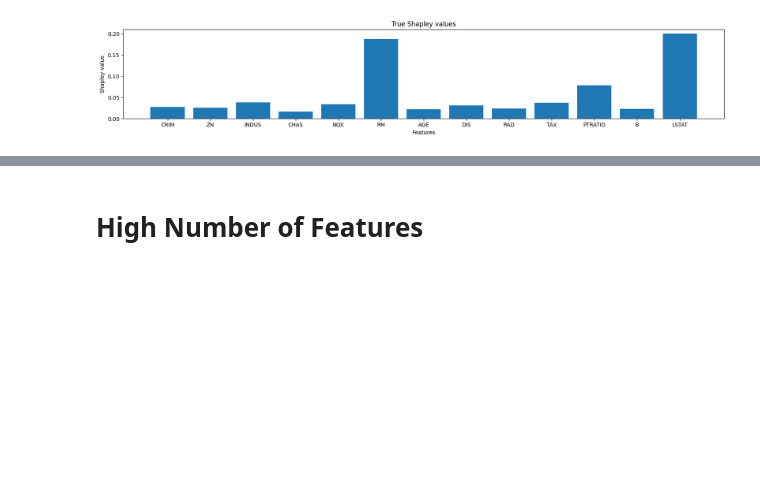
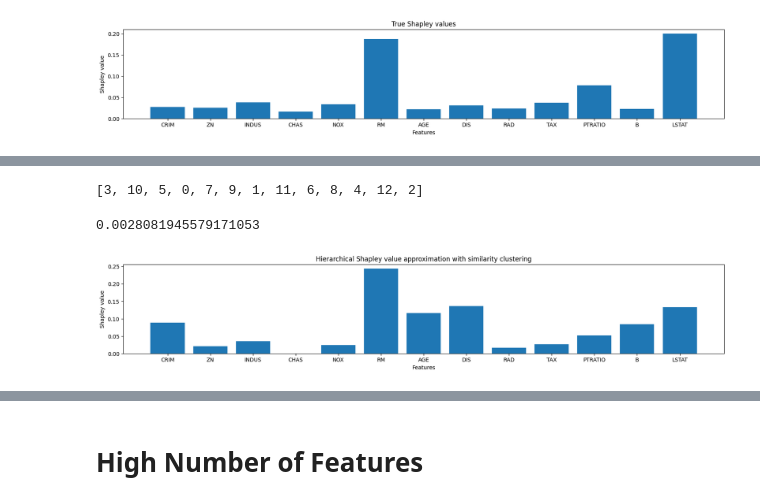
Before and after one commit to maximedidasca/hierarchical_shapley_approx, a Jupyter notebook: algo.ipynb, the cells around one changed output, grey strips where cells are left out. Saved outputs shown, nothing was run; the diff lists cells and outputs as text; code cells hidden in the pictures; blank space fills up the shorter version.

```diff
--- a/algo.ipynb
+++ b/algo.ipynb
@@ -717,0 +610,12 @@ plt.show()
+# %%
+%%time
+column_permutation = []
+for col in range(X_train.shape[1]):
+    for col2 in range(X2.shape[1]):
+        if np.array_equal(X_train[:, col], X2[:, col2]):
+            column_permutation.append(col2)
+            break
+
+
+X2_reordered = X2[:, column_permutation]
+shap_reordered = shap_knn[column_permutation]
@@ -717,0 +625,27 @@ plt.show()
+# %%
+column_permutation
+# %% [output]
+[3, 10, 5, 0, 7, 9, 1, 11, 6, 8, 4, 12, 2]
+# %%
+%%time
+n = X_train.shape[1]
+#X2, y2, shap_knn = main2(np.array(X_train), np.array(y_train), reg, n**(1/np.sqrt(n)),2, 1)
+#print(shap_knn)
+mse_knn = mean_squared_error(true_shapley_boston, shap_reordered)
+rmse_knn = np.sqrt(mse_knn)
+print(mse_knn)
+
+cosine_sim = cosine_similarity([true_shapley_boston], [shap_reordered])[0][0]
+#print(cosine_sim)
+#plt.plot(shap_knn)
+
+# Plotting
+plt.figure(figsize=(20, 3))  # Adjust the figure size as desired
+plt.bar(boston.feature_names, shap_reordered)
+plt.xlabel('Features')
+plt.ylabel('Shapley value')
+plt.title('Hierarchical Shapley value approximation with similarity clustering')
+plt.show()
+# %% [output]
+0.0028081945579171053
+[figure, added]
```
Also changed, not shown: parts of 34 cells of this notebook.
